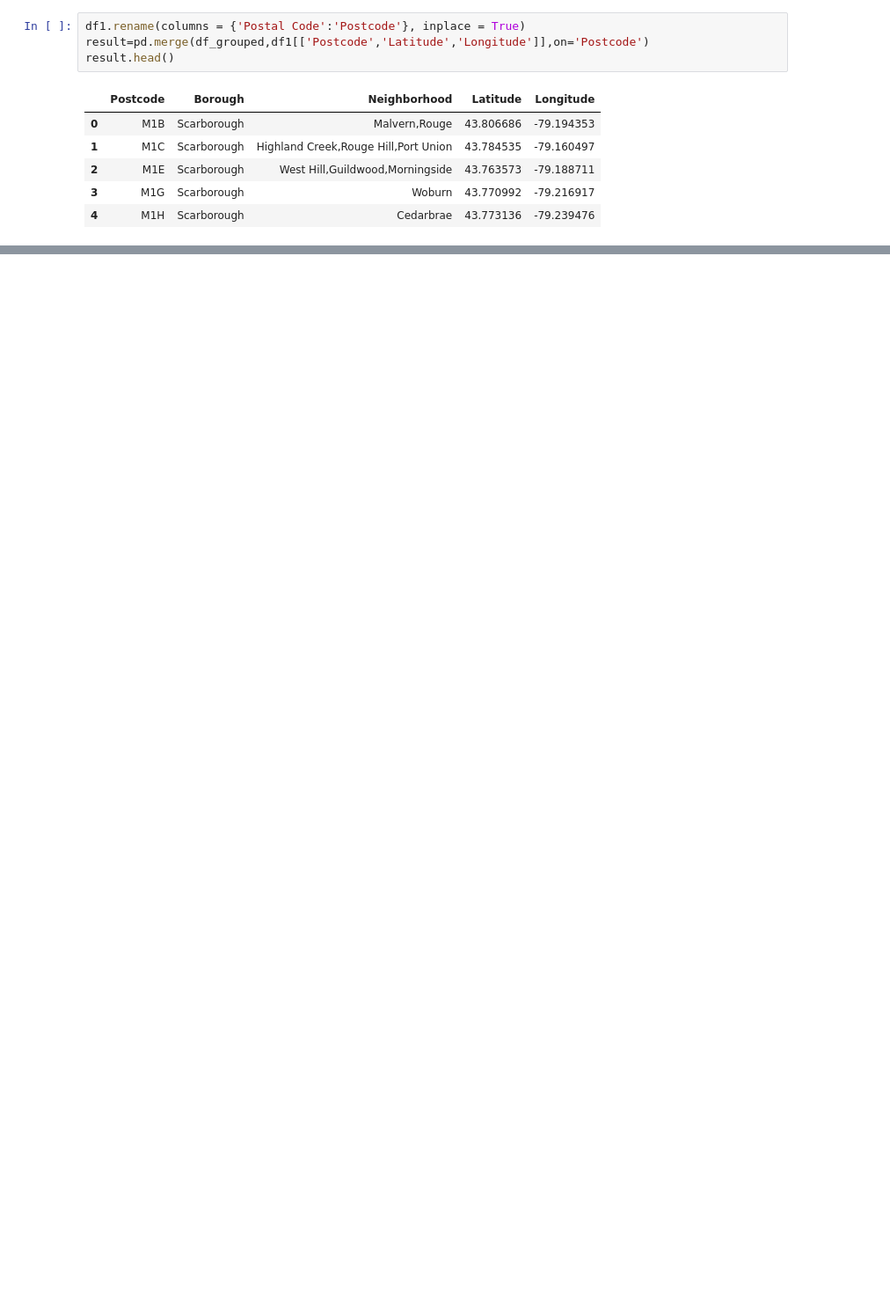
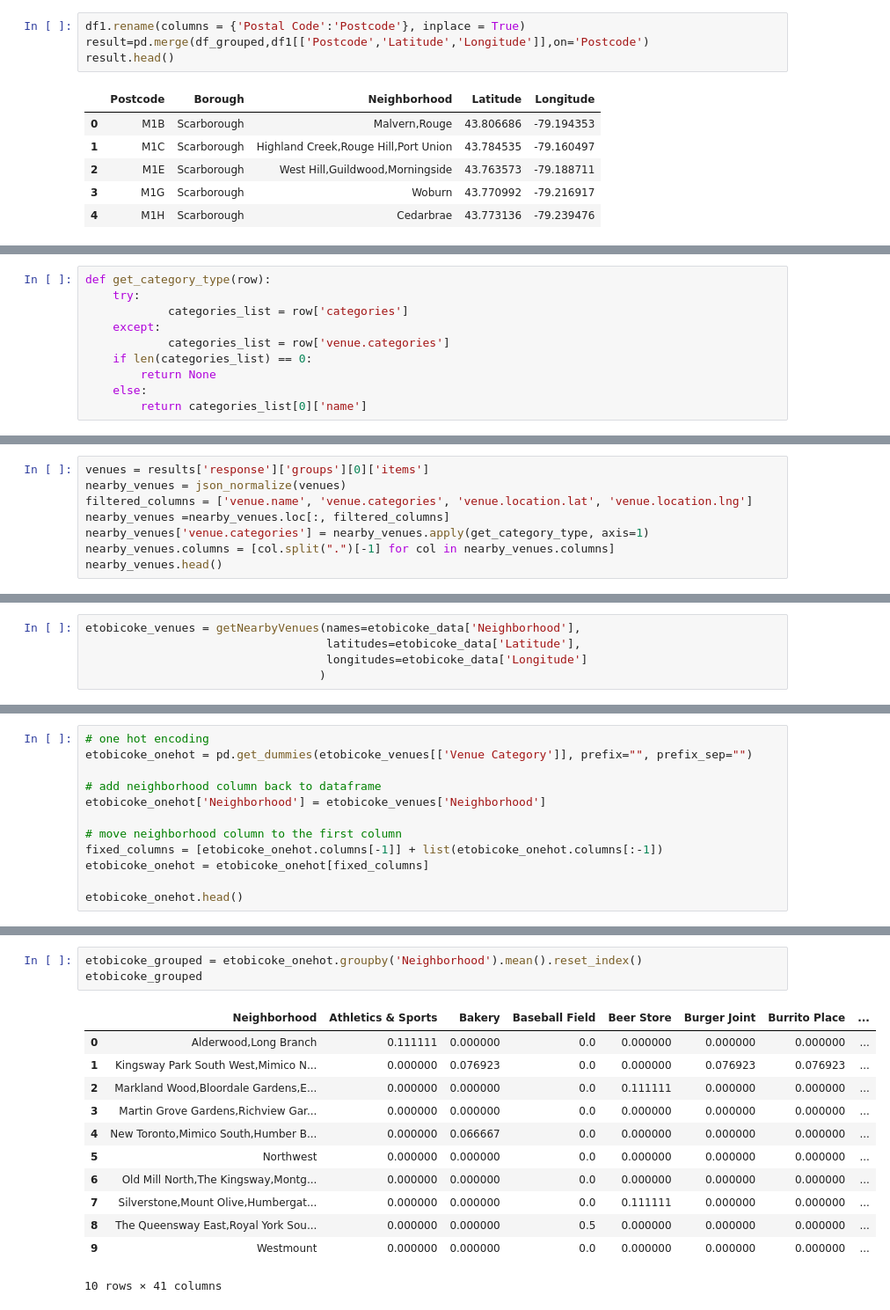
Before and after one commit to ShivaramkrishnaTadepalli/Coursera_Capstone, a Jupyter notebook: Capstone Notebook.ipynb, the cells around one changed output, grey strips where cells are left out. Shown at 88% size. Saved outputs shown, nothing was run; the diff lists cells and outputs as text; blank space fills up the shorter version.

```diff
--- a/Capstone Notebook.ipynb
+++ b/Capstone Notebook.ipynb
@@ -101,0 +231,10 @@ result.head()
+# %%
+def get_category_type(row):
+    try:
+            categories_list = row['categories']
+    except:
+            categories_list = row['venue.categories']
+    if len(categories_list) == 0:
+        return None
+    else:
+        return categories_list[0]['name']
@@ -101,0 +243,8 @@ result.head()
+# %%
+venues = results['response']['groups'][0]['items']
+nearby_venues = json_normalize(venues)
+filtered_columns = ['venue.name', 'venue.categories', 'venue.location.lat', 'venue.location.lng']
+nearby_venues =nearby_venues.loc[:, filtered_columns]
+nearby_venues['venue.categories'] = nearby_venues.apply(get_category_type, axis=1)
+nearby_venues.columns = [col.split(".")[-1] for col in nearby_venues.columns]
+nearby_venues.head()
@@ -101,0 +304,5 @@ result.head()
+# %%
+etobicoke_venues = getNearbyVenues(names=etobicoke_data['Neighborhood'],
+                                   latitudes=etobicoke_data['Latitude'],
+                                   longitudes=etobicoke_data['Longitude']
+                                  )
@@ -101,0 +351,12 @@ result.head()
+# %%
+# one hot encoding
+etobicoke_onehot = pd.get_dummies(etobicoke_venues[['Venue Category']], prefix="", prefix_sep="")
+
+# add neighborhood column back to dataframe
+etobicoke_onehot['Neighborhood'] = etobicoke_venues['Neighborhood']
+
+# move neighborhood column to the first column
+fixed_columns = [etobicoke_onehot.columns[-1]] + list(etobicoke_onehot.columns[:-1])
+etobicoke_onehot = etobicoke_onehot[fixed_columns]
+
+etobicoke_onehot.head()
@@ -101,0 +375,16 @@ result.head()
+# %%
+etobicoke_grouped = etobicoke_onehot.groupby('Neighborhood').mean().reset_index()
+etobicoke_grouped
+# %% [output]
+|  | Neighborhood | Athletics & Sports | Bakery | Baseball Field | Beer Store | Burger Joint | Burrito Place | ... |
+| 0 | Alderwood,Long Branch | 0.111111 | 0.000000 | 0.0 | 0.000000 | 0.000000 | 0.000000 | ... |
+| 1 | Kingsway Park South West,Mimico N... | 0.000000 | 0.076923 | 0.0 | 0.000000 | 0.076923 | 0.076923 | ... |
+| 2 | Markland Wood,Bloordale Gardens,E... | 0.000000 | 0.000000 | 0.0 | 0.111111 | 0.000000 | 0.000000 | ... |
+| 3 | Martin Grove Gardens,Richview Gar... | 0.000000 | 0.000000 | 0.0 | 0.000000 | 0.000000 | 0.000000 | ... |
+| 4 | New Toronto,Mimico South,Humber B... | 0.000000 | 0.066667 | 0.0 | 0.000000 | 0.000000 | 0.000000 | ... |
+| 5 | Northwest | 0.000000 | 0.000000 | 0.0 | 0.000000 | 0.000000 | 0.000000 | ... |
+| 6 | Old Mill North,The Kingsway,Montg... | 0.000000 | 0.000000 | 0.0 | 0.000000 | 0.000000 | 0.000000 | ... |
+| 7 | Silverstone,Mount Olive,Humbergat... | 0.000000 | 0.000000 | 0.0 | 0.111111 | 0.000000 | 0.000000 | ... |
+| 8 | The Queensway East,Royal York Sou... | 0.000000 | 0.000000 | 0.5 | 0.000000 | 0.000000 | 0.000000 | ... |
+| 9 | Westmount | 0.000000 | 0.000000 | 0.0 | 0.000000 | 0.000000 | 0.000000 | ... |
+10 rows × 41 columns
```
Also changed, not shown: parts of 56 cells of this notebook.
